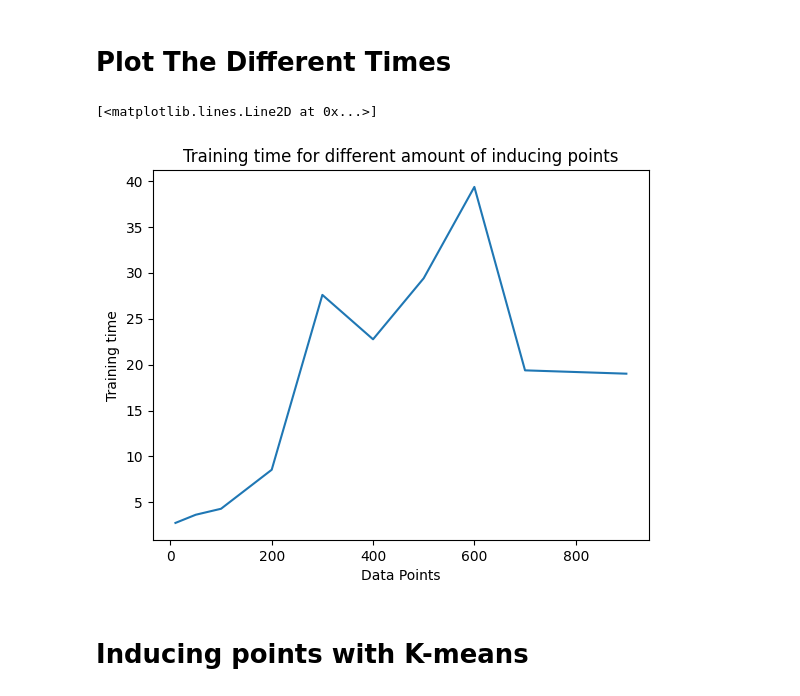
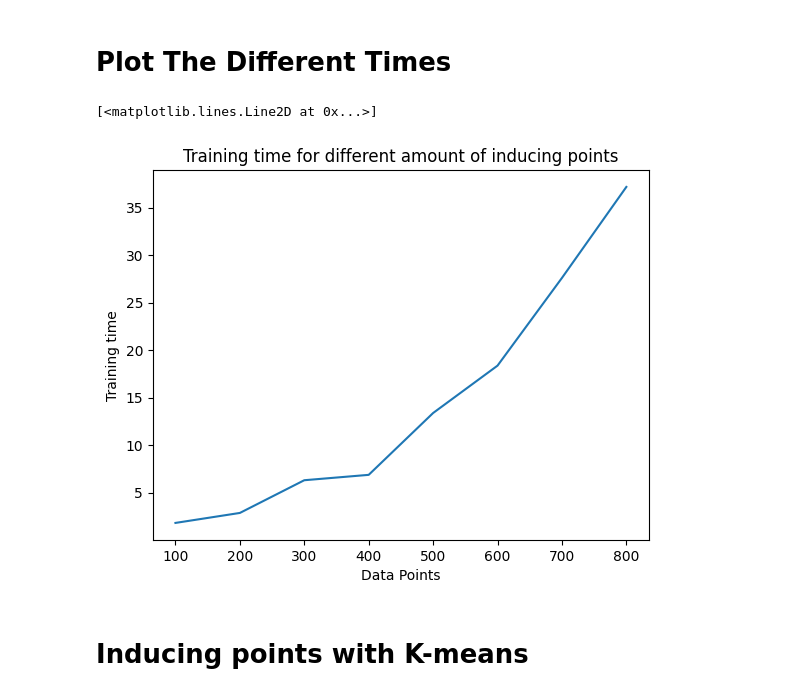
Before and after one commit to Sabelz/Gaussian_Processes_Inducing_Points, a Jupyter notebook: GPs/GPConcrete.ipynb, the cells around one changed output. Cells and saved outputs as stored; diff of their text form; code cells hidden in the pictures.

```diff
--- a/GPs/GPConcrete.ipynb
+++ b/GPs/GPConcrete.ipynb
@@ -383,8 +383,8 @@ with torch.no_grad():
 def severalInducingPoints(listOfPoints, x, y):
   timeList = []
   for points in listOfPoints:
-    inducingPointsX = torch.tensor(x[:points]) # Choose how many points to pick
-    inducingPointsY = torch.tensor(y[:points]) # Choose how many points to pick
+    inducingPointsX = x[:points].clone().detach() # Choose how many points to pick
+    inducingPointsY = y[:points].clone().detach() # Choose how many points to pick
     # initialize likelihood and model
     likelihood = gpytorch.likelihoods.GaussianLikelihood() # Decide likelihood
     init_lengthscale = 1
@@ -392,6 +392,7 @@ def severalInducingPoints(listOfPoints, x, y):
     if torch.cuda.is_available():
         model = model.cuda()
         likelihood = likelihood.cuda()
+
     start_time = time.time() # Start time
     train(model, inducingPointsX, inducingPointsY) # Train the model
     end_time = time.time() # End time
@@ -401,17 +402,17 @@ def severalInducingPoints(listOfPoints, x, y):
     model.eval() # eval mode is for computing predictions through the model posterior.
     likelihood.eval()
   return timeList
-timeList = severalInducingPoints([100,200,300,400,500,600,700,800,900,1000], xTrain_standardized, yTrain)
+timeList = severalInducingPoints([100,200,300,400,500,600,700,800], xTrain_standardized, yTrain)
 # %% [markdown]
 # Plot The Different Times
 # %%
 plt.title('Training time for different amount of inducing points')
 plt.xlabel('Data Points')
 plt.ylabel('Training time')
-plt.plot([10,50,100,200,300,400,500,600,700,900],timeList)
+plt.plot([100,200,300,400,500,600,700,800],timeList)
 # %% [output]
 [<matplotlib.lines.Line2D at 0x...>]
-[figure, old version]
+[figure, new version]
 # %% [markdown]
 # Inducing points with K-means
 # %% [markdown]
```
Also changed, not shown: parts of 6 cells of this notebook.
